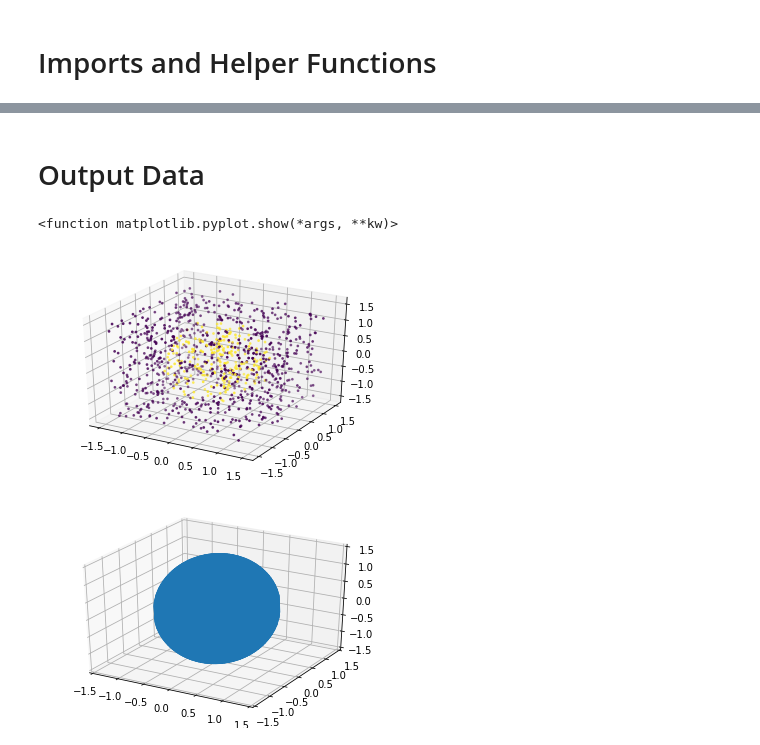
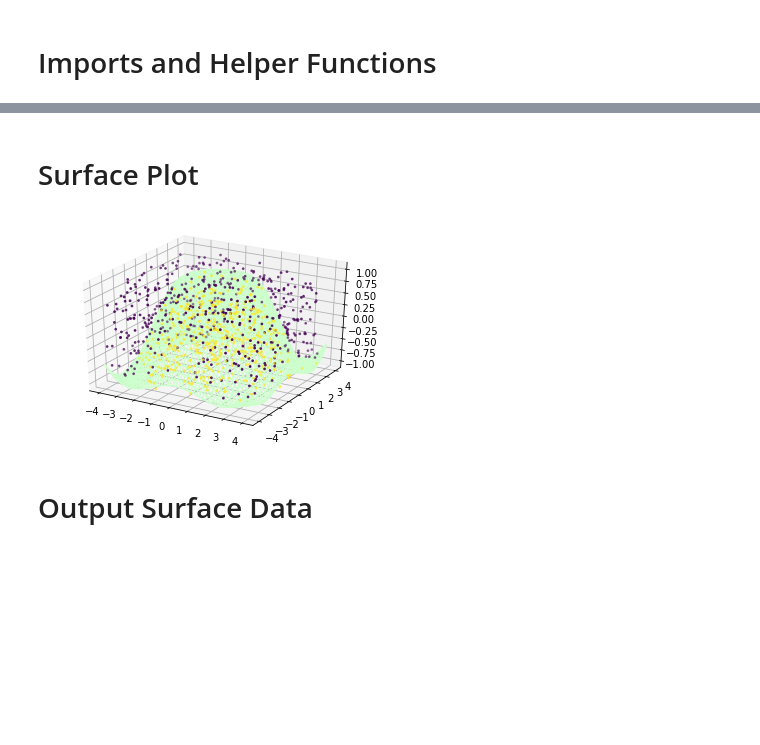
Before and after one commit to alexjanosi/VRSummer2019, a Jupyter notebook: NonlinearVisualization.ipynb, the cells around one changed output, grey strips where cells are left out. Cells and saved outputs as stored; diff of their text form; code cells hidden in the pictures; blank space fills up the shorter version.

```diff
--- a/NonlinearVisualization.ipynb
+++ b/NonlinearVisualization.ipynb
@@ -80,2 +95,45 @@ def outputSphere(params):
+# %%
+# the input is the size of the data to be generated
+# the output is an array of arrays which contains
+# the data in form [bias, x, y, z, classification]
+def gen3DdataSurface(number):
+    data = []
+
+    # create data with no classifcation
+    for i in range(number):
+        data.append([1, np.random.uniform(-4, 4), \
+                     np.random.uniform(-4, 4), \
+                     np.random.uniform(-1, 1), 0])
+    for j in data:
+        # classify as above or below surface
+        if np.sin(np.sqrt(j[1]**2 + j[2]**2)) > j[3]:
+            j[4] = 1
+        else:
+            j[4] = -1
+
+    return data
+# %% [markdown]
+# Surface Plot
+# %%
+fig = plt.figure()
+ax = fig.gca(projection='3d')
+
+# Make data.
+X, Y = np.mgrid[-4:4:100j, -4:4:100j]
+R = np.sqrt(X**2 + Y**2)
+Z = np.sin(R)
+
+# Plot the surface.
+ax.plot_wireframe(X, Y, Z, color=(0.8, 1, 0.8))
+
+data = gen3DdataSurface(1000)
+ax.scatter(col(data, 1), col(data, 2), col(data, 3), \
+           c=col(data, 4), s = np.pi)
+
+plt.show()
+
+# can tell shape but kinda hard to tell
+# %% [output]
+[figure, added]
 # %% [markdown]
-# Output Data
+# Output Surface Data
@@ -104,26 +170,0 @@ data, params = gen3Ddata(1000)
-# %%
-fig = plt.figure()
-ax = plt.axes(projection='3d')
-x,y,z = outputSphere(params)
-
-# make scatter plot
-ax.scatter(col(data, 1), col(data, 2), col(data, 3), \
-           c=col(data, 4), s = np.pi)
-plt.show
-
-fig = plt.figure()
-ax = plt.axes(projection='3d')
-space = np.linspace(-1, 1, 50)
-x, y = np.meshgrid(space, space)
-x = np.repeat(x, 2, axis=1)
-y = np.repeat(y, 2, axis=1)
-z = getz(params, x, y)
-ax.plot_wireframe(x, y, z)
-ax.set_xlim3d(-1.5, 1.5)
-ax.set_ylim3d(-1.5, 1.5)
-ax.set_zlim3d(-1.5, 1.5)
-plt.show
-# %% [output]
-<function matplotlib.pyplot.show(*args, **kw)>
-[figure, removed]
-[figure, removed]
```
Also changed, not shown: parts of 16 cells of this notebook, 15 other files.
